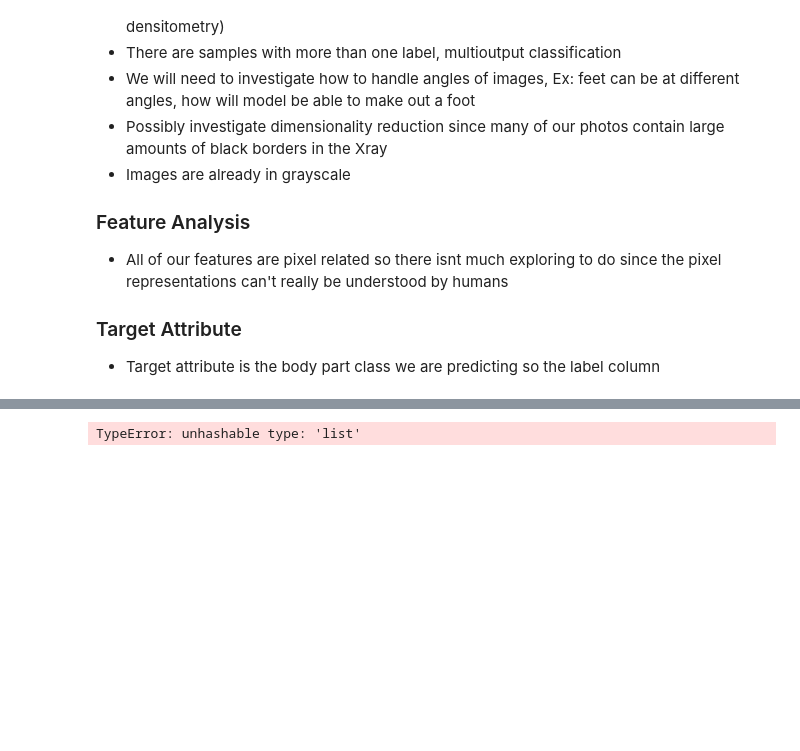
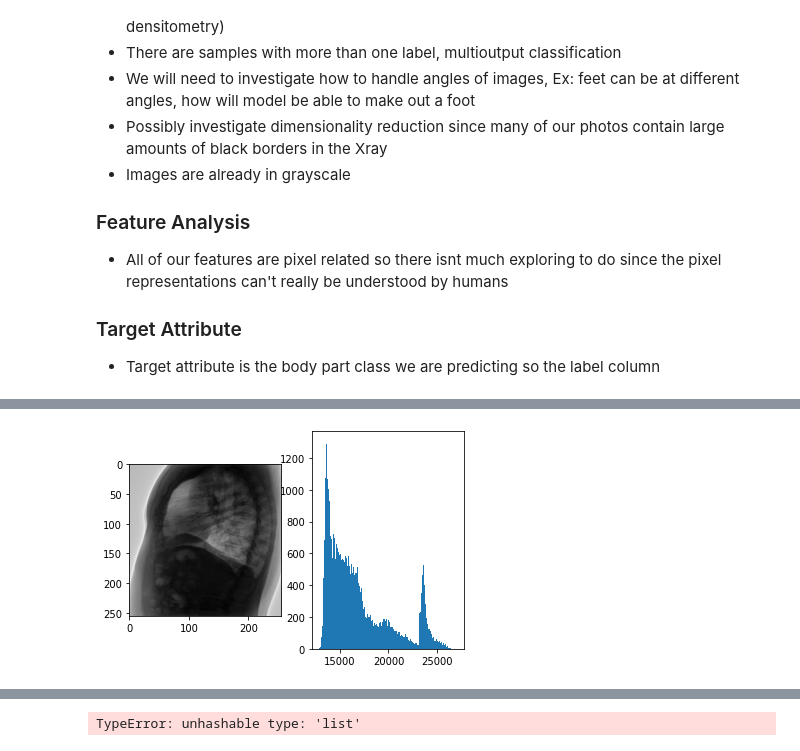
Before and after one commit to ZingBing/X-Ray-Classification, a Jupyter notebook: x-ray-classification.ipynb, the cells around one changed output, grey strips where cells are left out. Saved outputs shown, nothing was run; the diff lists cells and outputs as text; code cells hidden in the pictures; blank space fills up the shorter version.

```diff
--- a/x-ray-classification.ipynb
+++ b/x-ray-classification.ipynb
@@ -142,0 +205,9 @@ show_images(train_files, 20, class_names = train_data['Label'])
+# %%
+# Show an image with its histogram
+im = pydicom.dcmread(train_files[0]).pixel_array
+plt.subplot(1,2,1)
+plt.imshow(im, cmap = "gray")
+plt.subplot(1,2,2)
+plt.hist(im.ravel(), 256);
+# %% [output]
+[figure, added]
```
Also changed, not shown: parts of 21 cells of this notebook.
